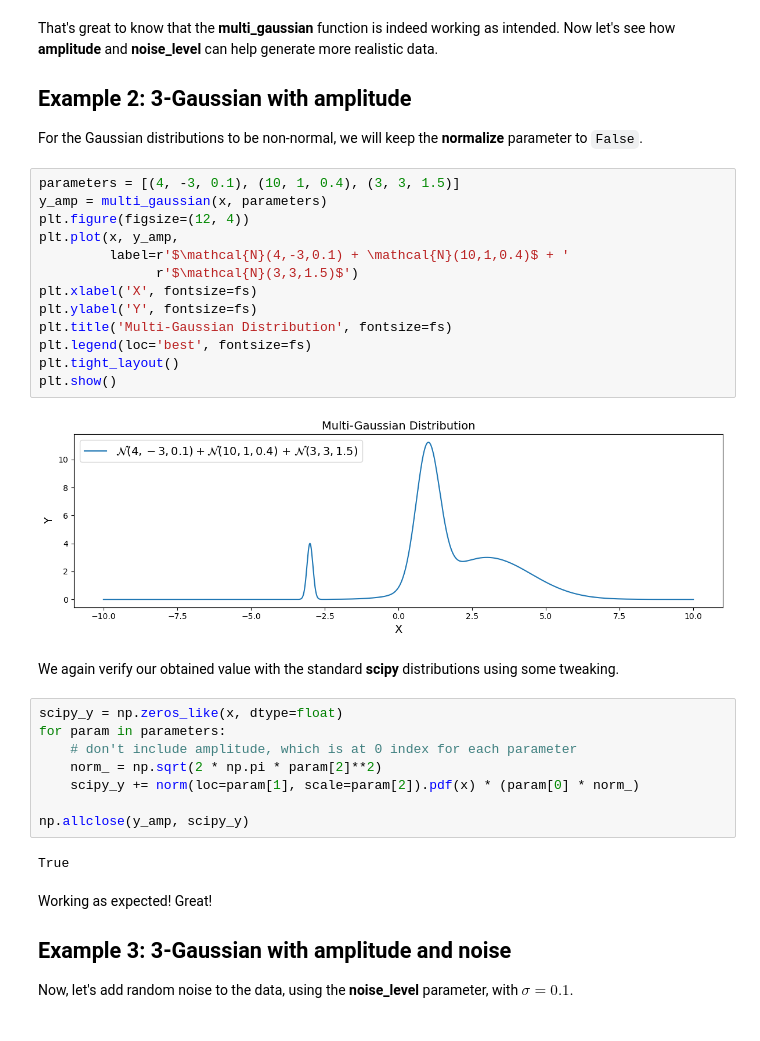
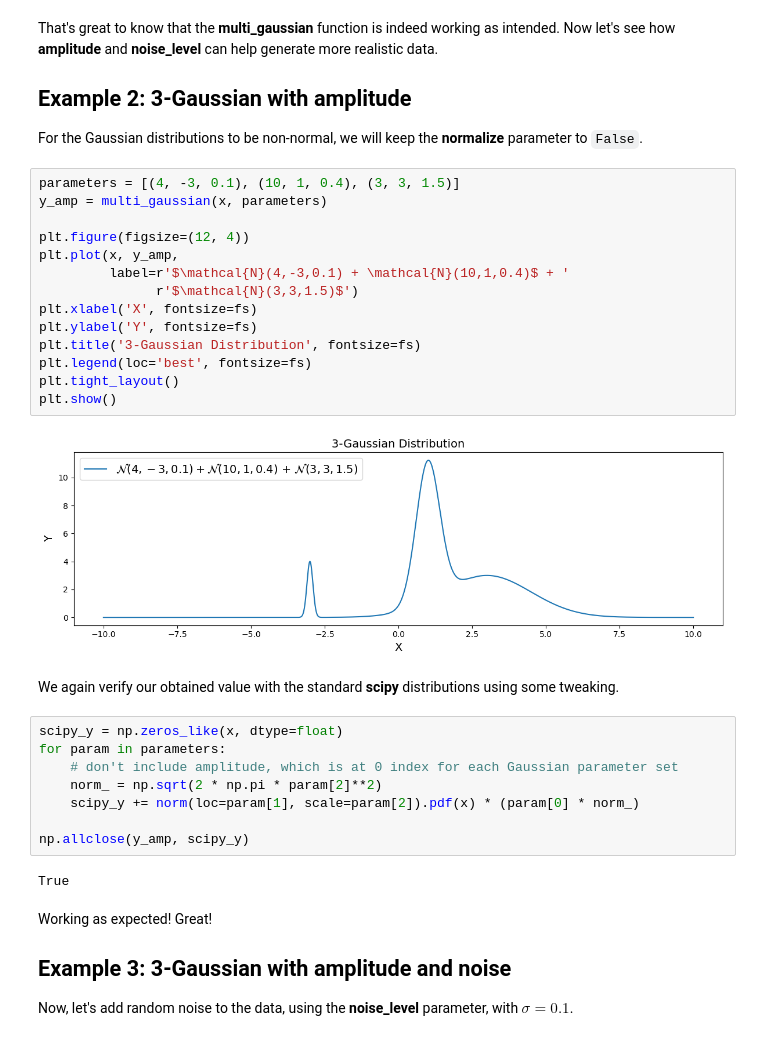
Before and after one commit to syedalimohsinbukhari/pyMultiFit, a Jupyter notebook: tutorials/generating_n_model_data.ipynb, the cells around one changed output. Drawn from its saved outputs; the diff is of its cells as text.

```diff
--- a/tutorials/generating_n_model_data.ipynb
+++ b/tutorials/generating_n_model_data.ipynb
@@ -67,24 +71,25 @@ For the Gaussian distributions to be non-normal, we will keep the **normalize**
 # %%
 parameters = [(4, -3, 0.1), (10, 1, 0.4), (3, 3, 1.5)]
 y_amp = multi_gaussian(x, parameters)
+
 plt.figure(figsize=(12, 4))
 plt.plot(x, y_amp,
          label=r'$\mathcal{N}(4,-3,0.1) + \mathcal{N}(10,1,0.4)$ + '
                r'$\mathcal{N}(3,3,1.5)$')
 plt.xlabel('X', fontsize=fs)
 plt.ylabel('Y', fontsize=fs)
-plt.title('Multi-Gaussian Distribution', fontsize=fs)
+plt.title('3-Gaussian Distribution', fontsize=fs)
 plt.legend(loc='best', fontsize=fs)
 plt.tight_layout()
 plt.show()
 # %% [output]
-[figure, old version]
+[figure, new version]
 # %% [markdown]
 We again verify our obtained value with the standard **scipy** distributions using some tweaking.
 # %%
 scipy_y = np.zeros_like(x, dtype=float)
 for param in parameters:
-    # don't include amplitude, which is at 0 index for each parameter
+    # don't include amplitude, which is at 0 index for each Gaussian parameter set
     norm_ = np.sqrt(2 * np.pi * param[2]**2)
     scipy_y += norm(loc=param[1], scale=param[2]).pdf(x) * (param[0] * norm_)
 
```
Also changed, not shown: parts of 5 cells of this notebook, 3 other files.
